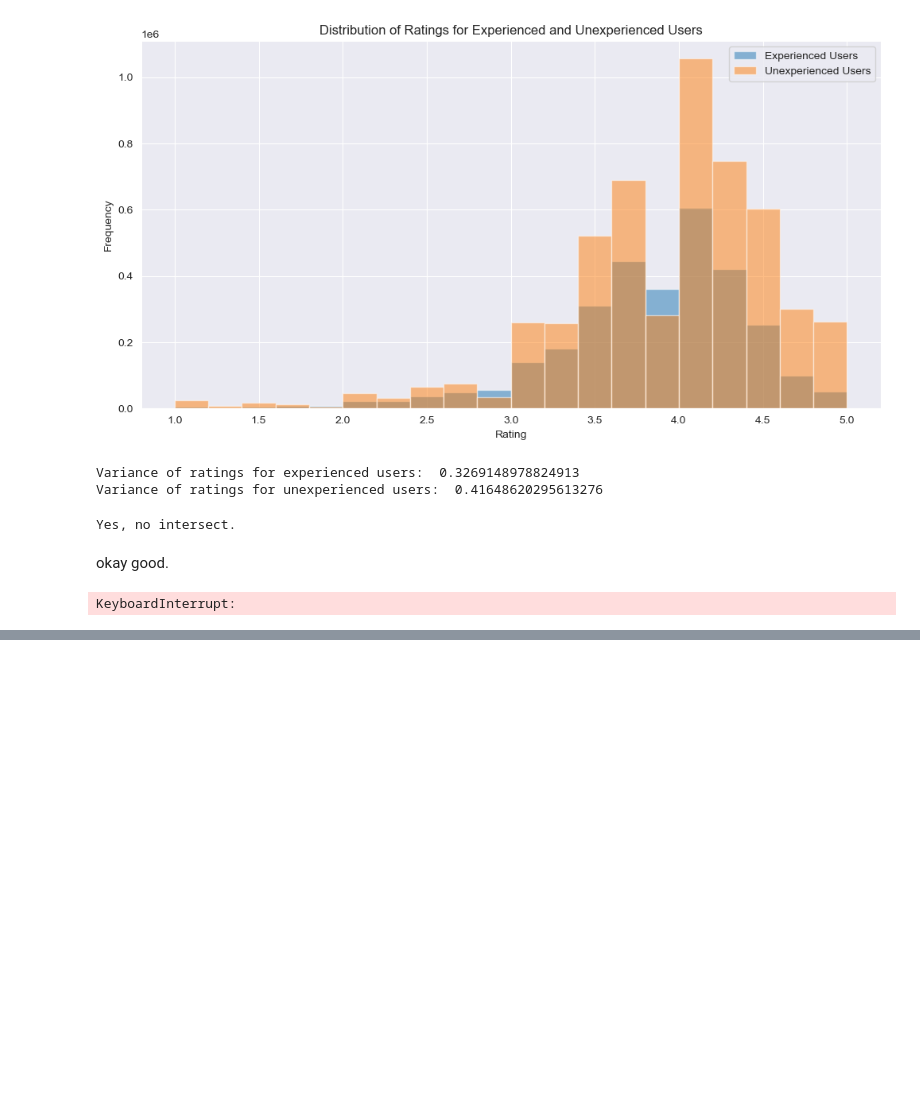
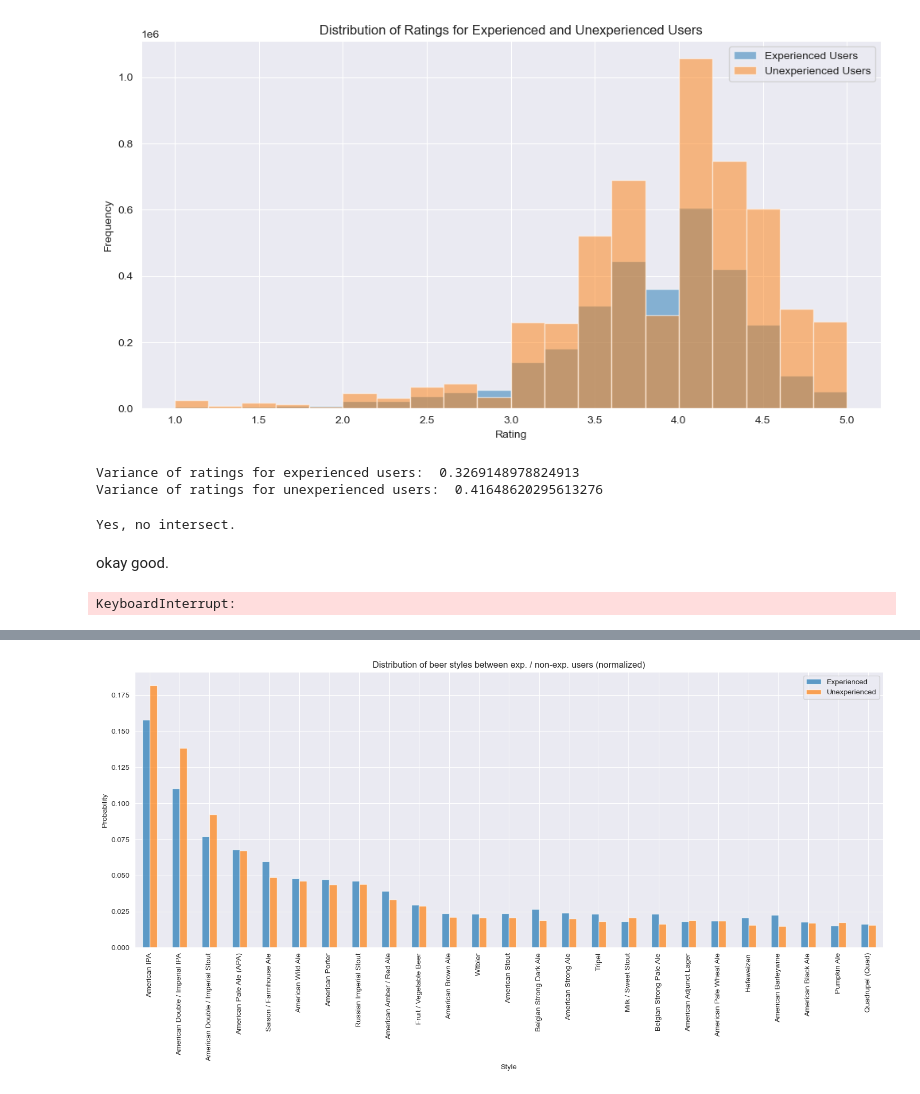
Before and after one commit to epfl-ada/ada-2024-project-thefivedatawranglers, a Jupyter notebook: analysis.ipynb, the cells around one changed output, grey strips where cells are left out. Cells and saved outputs as stored; diff of their text form; code cells hidden in the pictures; blank space fills up the shorter version.

```diff
--- a/analysis.ipynb
+++ b/analysis.ipynb
@@ -279,0 +278,14 @@ plt.show()
+# %%
+# scaling it to an empirical distr.
+plot_df = pd.DataFrame({'Experienced': style_counts_exp / style_counts_exp.sum(), 'Unexperienced': style_counts_unexp / style_counts_unexp.sum()})
+
+# plotting
+plot_df.plot(kind='bar', alpha=0.7, figsize=(15, 8))
+plt.xlabel('Style')
+plt.ylabel('Probability')
+plt.title('Distribution of beer styles between exp. / non-exp. users (normalized)')
+plt.xticks(rotation=90)
+plt.tight_layout()
+plt.show()
+# %% [output]
+[figure, added]
```
Also changed, not shown: parts of 8 cells of this notebook.
